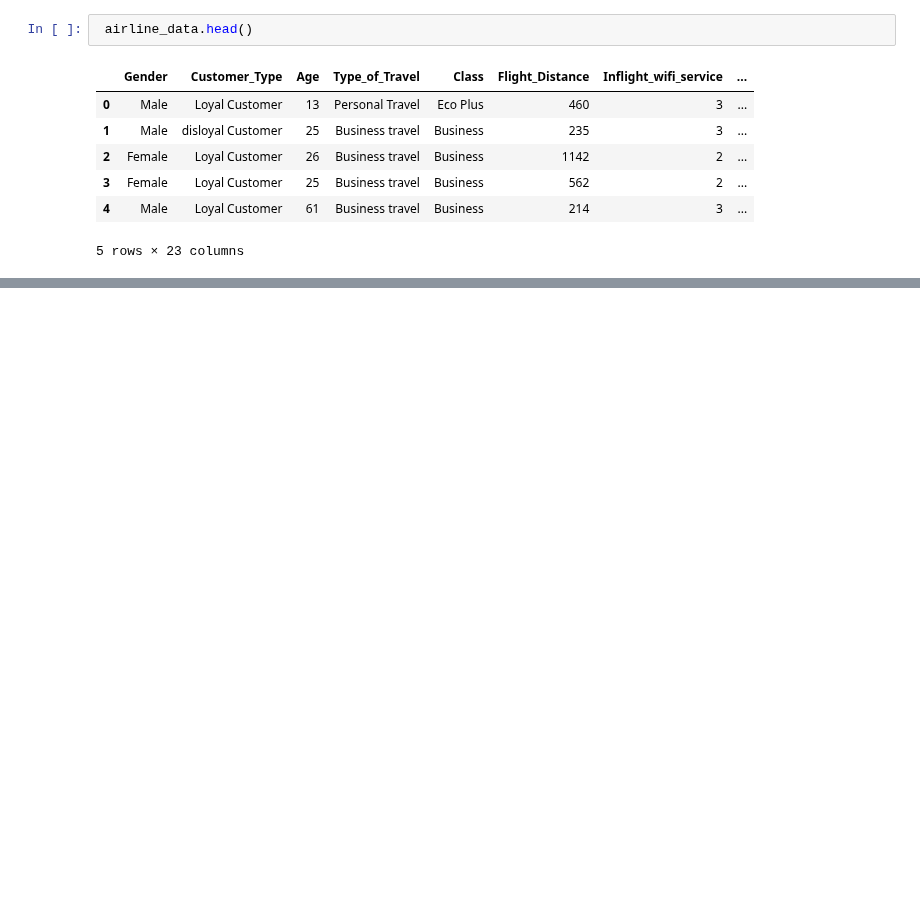
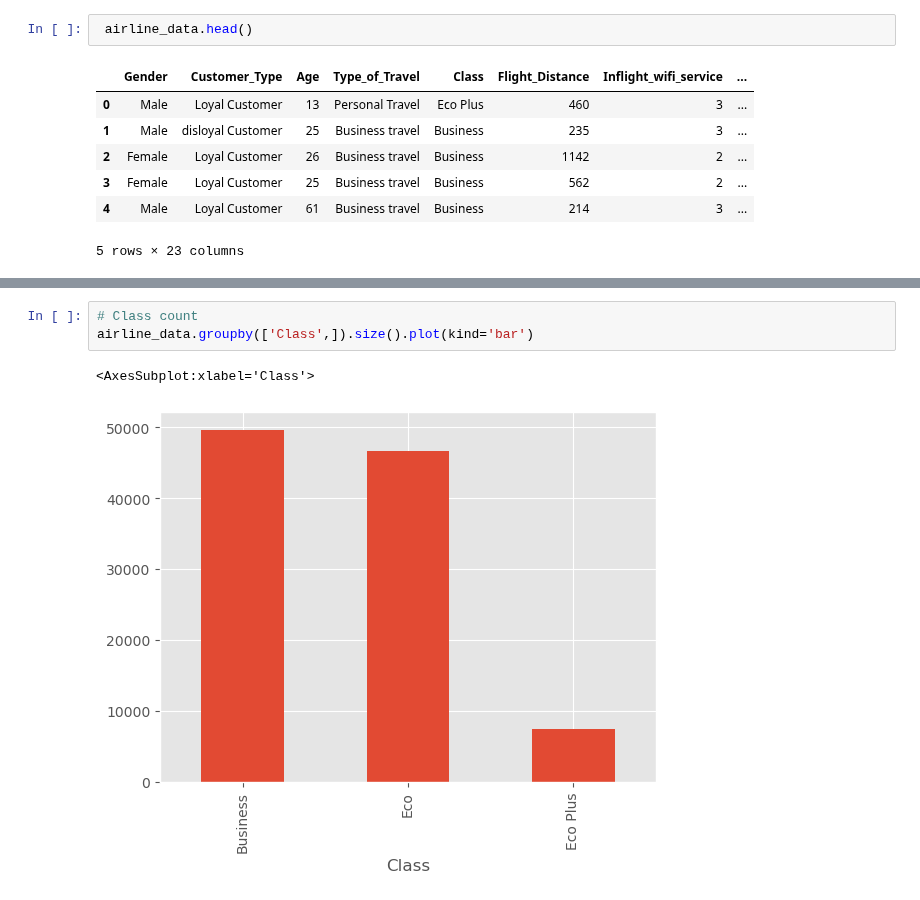
Before and after one commit to speplinski3/G3_Santander_Customer_Satisfaction, a Jupyter notebook: Airline_ETL.ipynb, the cells around one changed output, grey strips where cells are left out. Drawn from its saved outputs; the diff is of its cells as text; blank space fills up the shorter version.

```diff
--- a/Airline_ETL.ipynb
+++ b/Airline_ETL.ipynb
@@ -223,0 +295,6 @@ airline_data
+# %%
+# Class count
+airline_data.groupby(['Class',]).size().plot(kind='bar')
+# %% [output]
+<AxesSubplot:xlabel='Class'>
+[figure, added]
```
Also changed, not shown: parts of 34 cells of this notebook.
